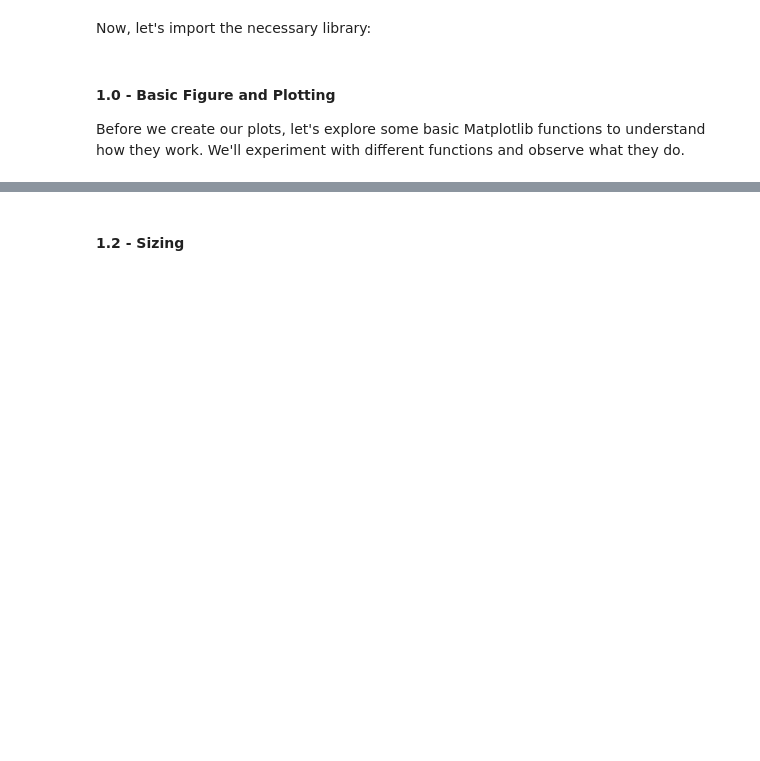
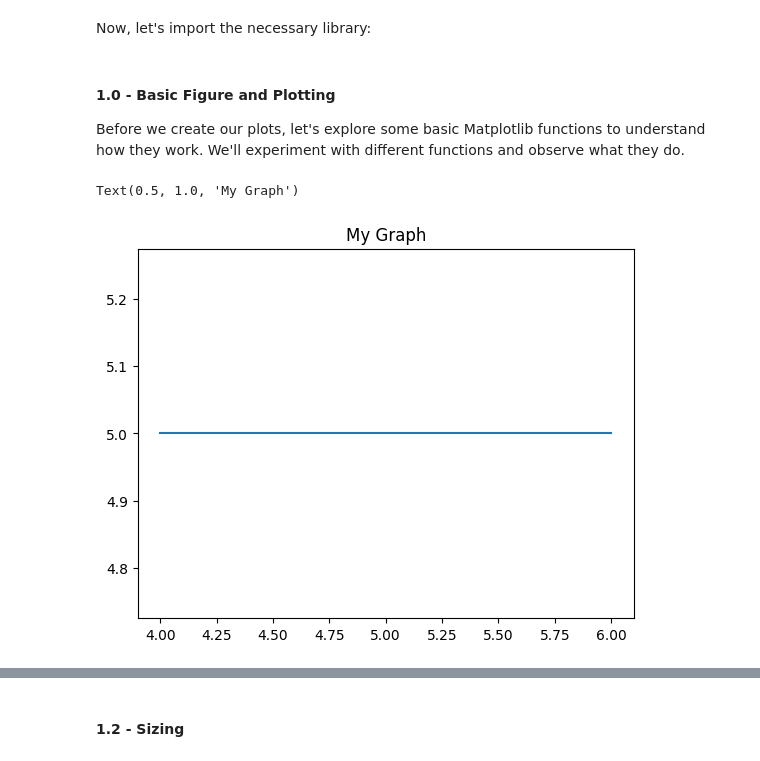
Before and after one commit to Battwo/Unit-3-ai, a Jupyter notebook: 02-intro/intro-to-notebooks.ipynb, the cells around one changed output, grey strips where cells are left out. Saved outputs shown, nothing was run; the diff lists cells and outputs as text; code cells hidden in the pictures; blank space fills up the shorter version.

```diff
--- a/02-intro/intro-to-notebooks.ipynb
+++ b/02-intro/intro-to-notebooks.ipynb
@@ -131,8 +137,11 @@ import matplotlib.pyplot as plt
 #### 1.0 - Basic Figure and Plotting
 Before we create our plots, let's explore some basic Matplotlib functions to understand how they work. We'll experiment with different functions and observe what they do.
 # %%
-plt.plot([1, 2, 3], [1, 2, 3])
+plt.plot([4, 5, 6], [5, 5, 5])
 plt.title("My Graph")
+# %% [output]
+Text(0.5, 1.0, 'My Graph')
+[figure, added]
 # %% [markdown]
 ##### Question 02
 What happened when we called `plt.plot()`? Try commenting it out and see what changes.
```
Also changed, not shown: parts of 17 cells of this notebook.
